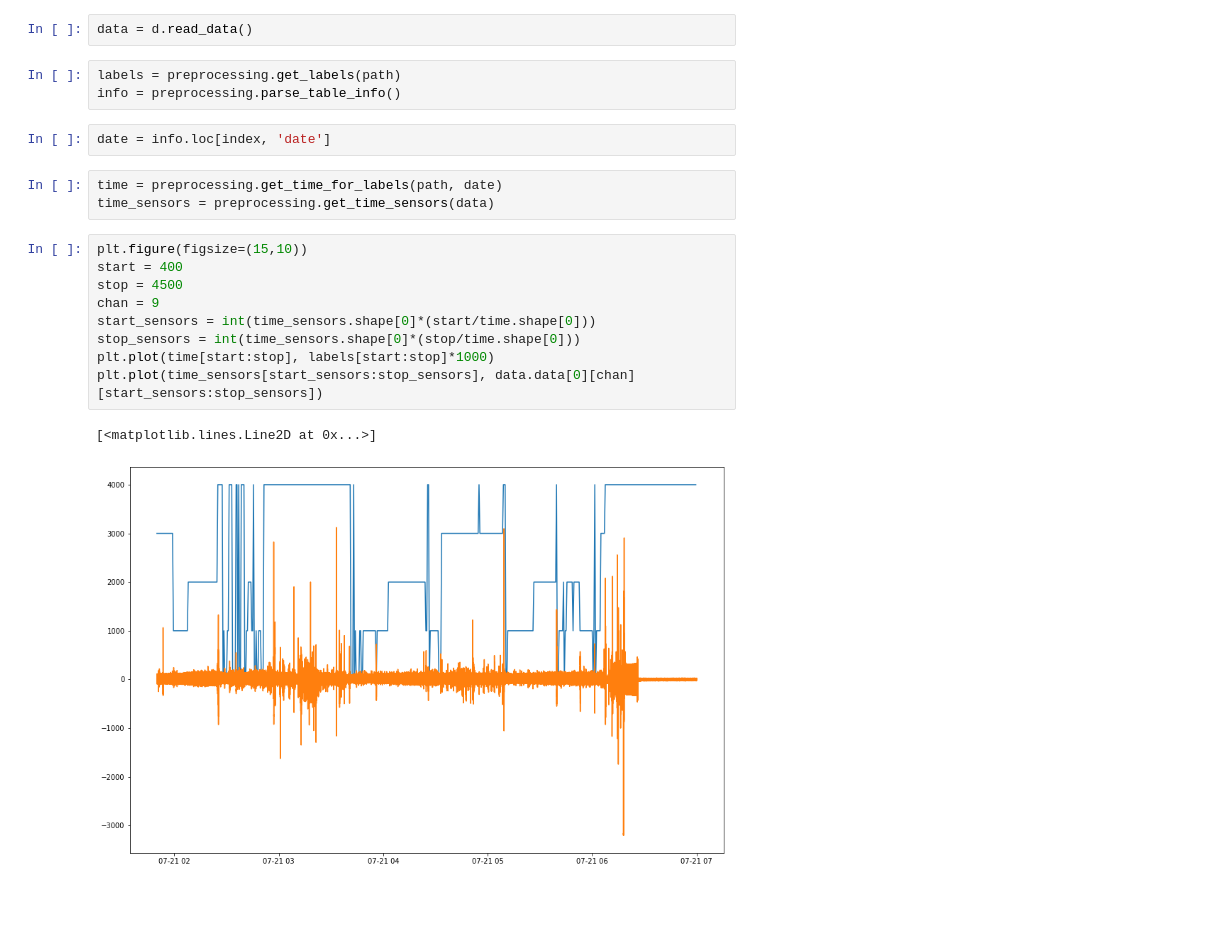
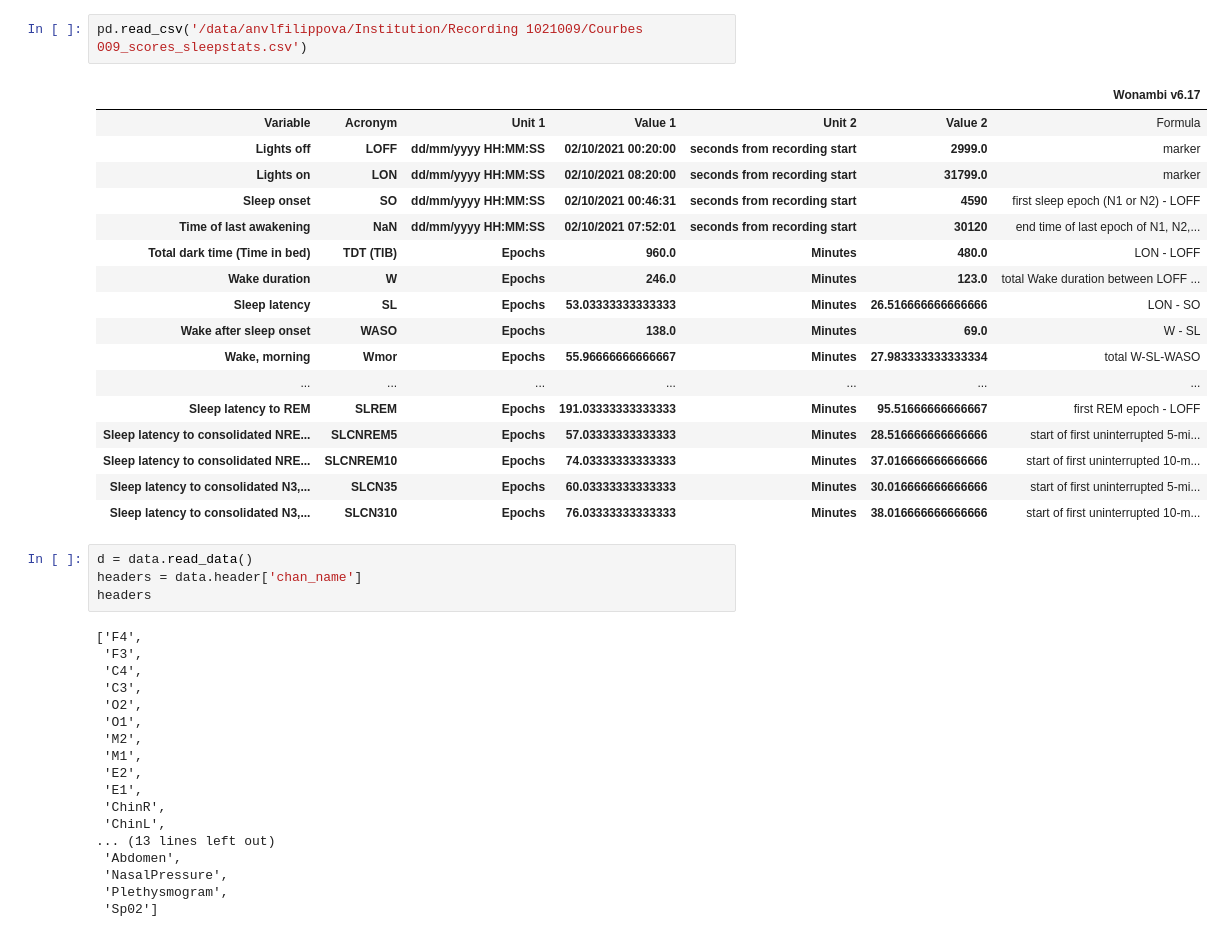
Before and after one commit to nastya236/Sleep-monitoring-with-sensors-analysis, a Jupyter notebook: notebooks/Visualization.ipynb, the cells around one changed output. Saved outputs shown, nothing was run; the diff lists cells and outputs as text; blank space fills up the shorter version.

```diff
--- a/notebooks/Visualization.ipynb
+++ b/notebooks/Visualization.ipynb
@@ -15,22 +10,42 @@ index = 721002
-# %%
-data = d.read_data()
-# %%
-labels = preprocessing.get_labels(path)
-info = preprocessing.parse_table_info()
-# %%
-date = info.loc[index, 'date']
-# %%
-time = preprocessing.get_time_for_labels(path, date)
-time_sensors = preprocessing.get_time_sensors(data)
-# %%
-plt.figure(figsize=(15,10))
-start = 400
-stop = 4500
-chan = 9
-start_sensors = int(time_sensors.shape[0]*(start/time.shape[0]))
-stop_sensors = int(time_sensors.shape[0]*(stop/time.shape[0]))
-plt.plot(time[start:stop], labels[start:stop]*1000)
-plt.plot(time_sensors[start_sensors:stop_sensors], data.data[0][chan][start_sensors:stop_sensors])
-# %% [output]
-[<matplotlib.lines.Line2D at 0x...>]
-[figure, removed]
+# %%
+pd.read_csv('/data/anvlfilippova/Institution/Recording 1021009/Courbes 009_scores_sleepstats.csv')
+# %% [output]
+|  |  |  |  |  |  | Wonambi v6.17 |
+| Variable | Acronym | Unit 1 | Value 1 | Unit 2 | Value 2 | Formula |
+| Lights off | LOFF | dd/mm/yyyy HH:MM:SS | 02/10/2021 00:20:00 | seconds from recording start | 2999.0 | marker |
+| Lights on | LON | dd/mm/yyyy HH:MM:SS | 02/10/2021 08:20:00 | seconds from recording start | 31799.0 | marker |
+| Sleep onset | SO | dd/mm/yyyy HH:MM:SS | 02/10/2021 00:46:31 | seconds from recording start | 4590 | first sleep epoch (N1 or N2) - LOFF |
+| Time of last awakening | NaN | dd/mm/yyyy HH:MM:SS | 02/10/2021 07:52:01 | seconds from recording start | 30120 | end time of last epoch of N1, N2,... |
+| Total dark time (Time in bed) | TDT (TIB) | Epochs | 960.0 | Minutes | 480.0 | LON - LOFF |
+| Wake duration | W | Epochs | 246.0 | Minutes | 123.0 | total Wake duration between LOFF ... |
+| Sleep latency | SL | Epochs | 53.03333333333333 | Minutes | 26.516666666666666 | LON - SO |
+| Wake after sleep onset | WASO | Epochs | 138.0 | Minutes | 69.0 | W - SL |
+| Wake, morning | Wmor | Epochs | 55.96666666666667 | Minutes | 27.983333333333334 | total W-SL-WASO |
+| ... | ... | ... | ... | ... | ... | ... |
+| Sleep latency to REM | SLREM | Epochs | 191.03333333333333 | Minutes | 95.51666666666667 | first REM epoch - LOFF |
+| Sleep latency to consolidated NRE... | SLCNREM5 | Epochs | 57.03333333333333 | Minutes | 28.516666666666666 | start of first uninterrupted 5-mi... |
+| Sleep latency to consolidated NRE... | SLCNREM10 | Epochs | 74.03333333333333 | Minutes | 37.016666666666666 | start of first uninterrupted 10-m... |
+| Sleep latency to consolidated N3,... | SLCN35 | Epochs | 60.03333333333333 | Minutes | 30.016666666666666 | start of first uninterrupted 5-mi... |
+| Sleep latency to consolidated N3,... | SLCN310 | Epochs | 76.03333333333333 | Minutes | 38.016666666666666 | start of first uninterrupted 10-m... |
+# %%
+d = data.read_data()
+headers = data.header['chan_name']
+headers
+# %% [output]
+['F4',
+ 'F3',
+ 'C4',
+ 'C3',
+ 'O2',
+ 'O1',
+ 'M2',
+ 'M1',
+ 'E2',
+ 'E1',
+ 'ChinR',
+ 'ChinL',
+... (13 lines left out)
+ 'Abdomen',
+ 'NasalPressure',
+ 'Plethysmogram',
+ 'Sp02']
```
Also changed, not shown: parts of 9 cells of this notebook, 13 other files.
